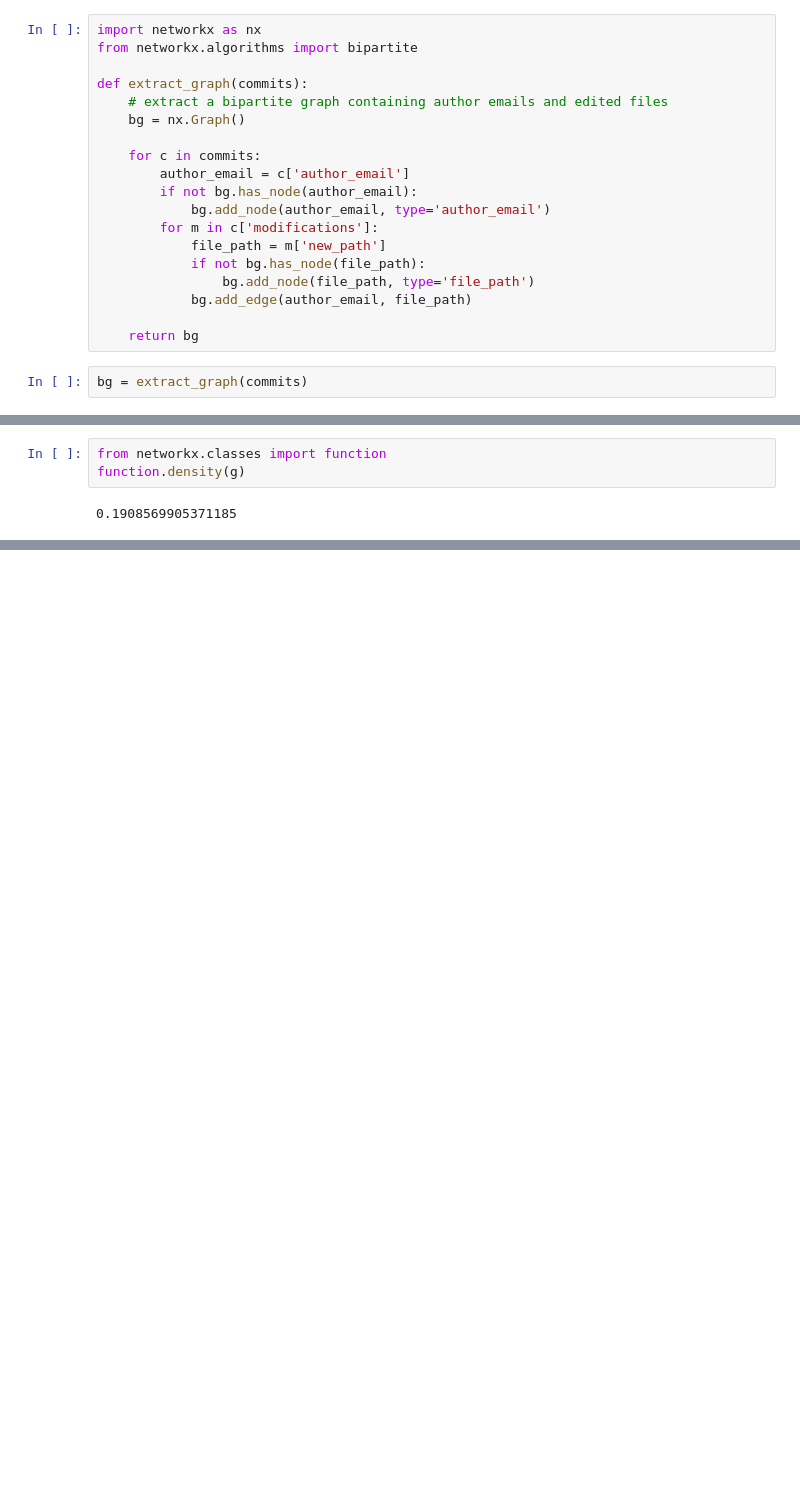
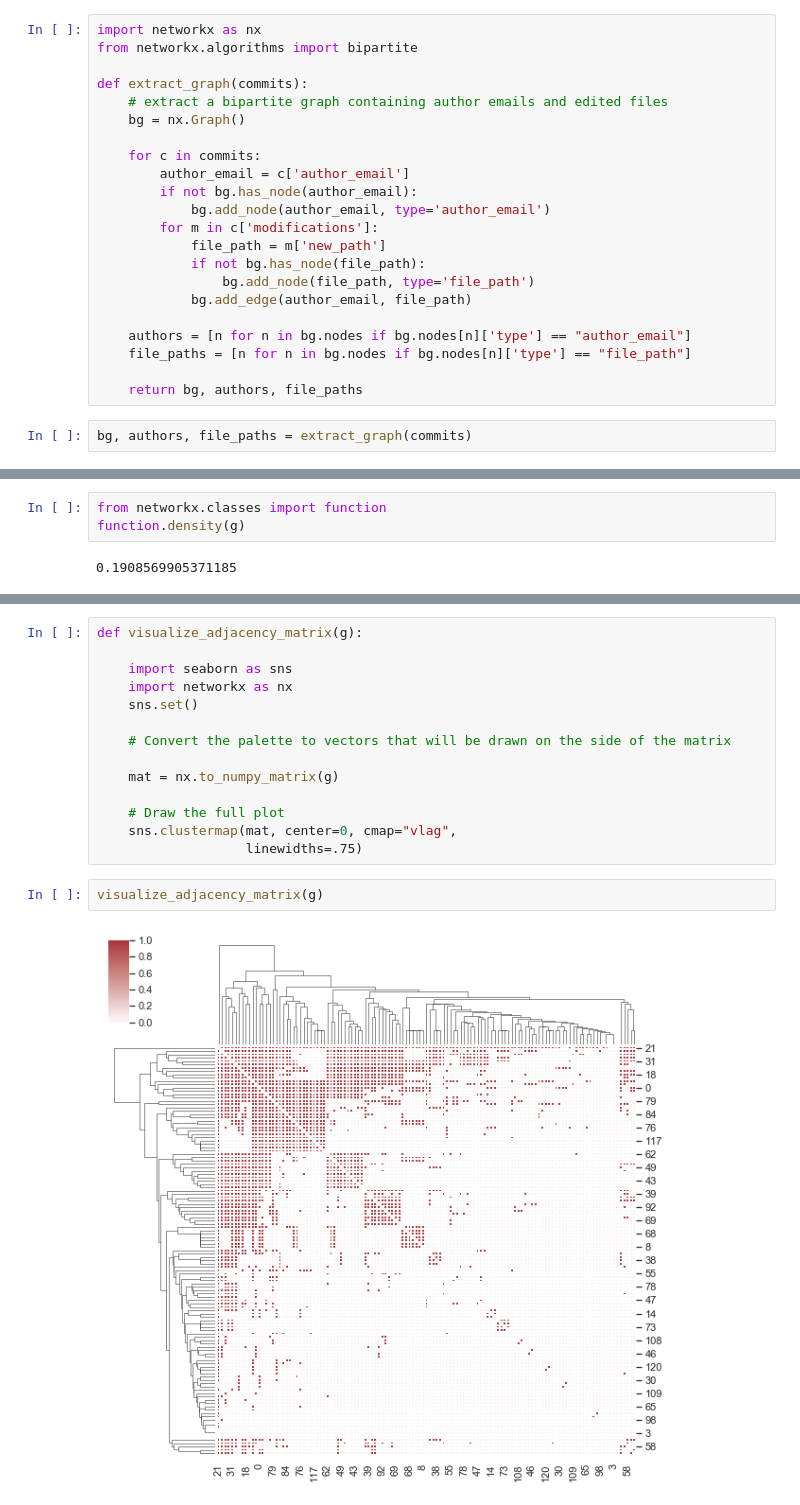
Before and after one commit to lliquid/git_vis, a Jupyter notebook: notebook/collabgraph.ipynb, the cells around one changed output, grey strips where cells are left out. Saved outputs shown, nothing was run; the diff lists cells and outputs as text; blank space fills up the shorter version.

Commit message:
add matrix visualization of collab graph

```diff
--- a/notebook/collabgraph.ipynb
+++ b/notebook/collabgraph.ipynb
@@ -23,6 +23,9 @@ def extract_graph(commits):
                 bg.add_node(file_path, type='file_path')
             bg.add_edge(author_email, file_path)
 
-    return bg
+    authors = [n for n in bg.nodes if bg.nodes[n]['type'] == "author_email"]
+    file_paths = [n for n in bg.nodes if bg.nodes[n]['type'] == "file_path"]
+
+    return bg, authors, file_paths
 # %%
-bg = extract_graph(commits)
+bg, authors, file_paths = extract_graph(commits)
@@ -38,0 +53,18 @@ function.density(g)
+# %%
+def visualize_adjacency_matrix(g):
+
+    import seaborn as sns
+    import networkx as nx
+    sns.set()
+
+    # Convert the palette to vectors that will be drawn on the side of the matrix
+
+    mat = nx.to_numpy_matrix(g)
+
+    # Draw the full plot
+    sns.clustermap(mat, center=0, cmap="vlag",
+                   linewidths=.75)
+# %%
+visualize_adjacency_matrix(g)
+# %% [output]
+[figure, added]
```
Also changed, not shown: parts of 6 cells of this notebook, 2 other files.
